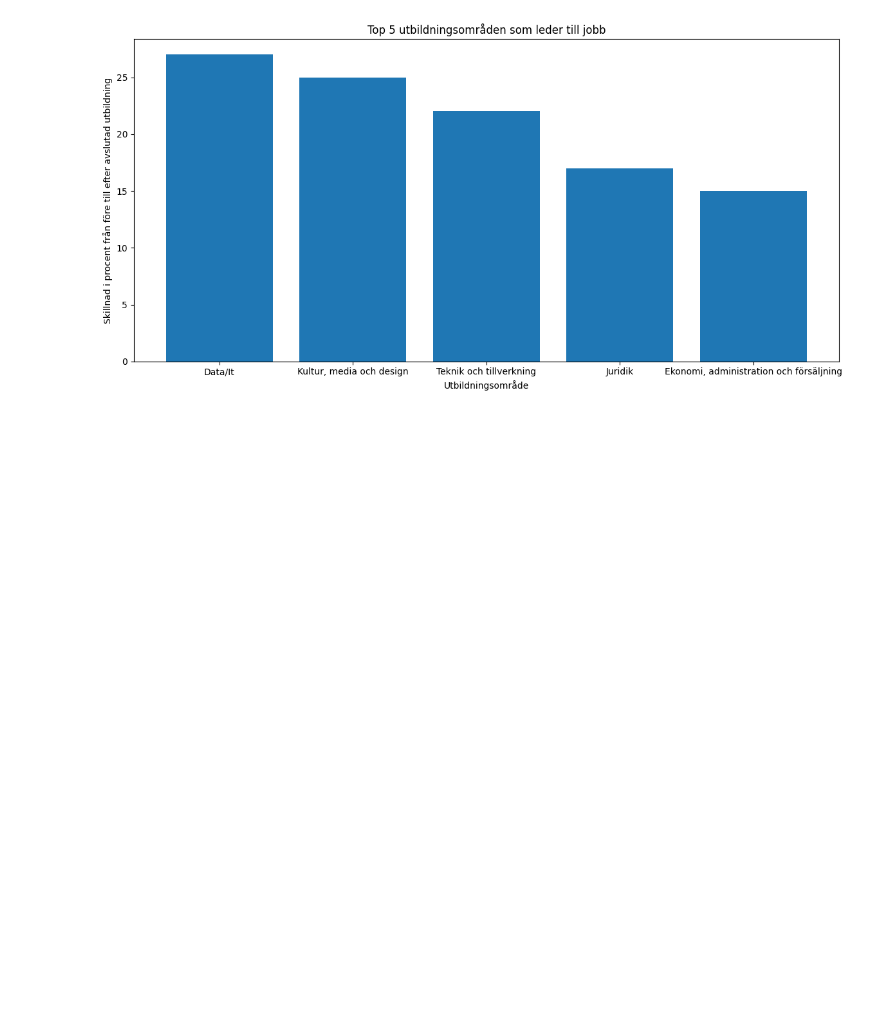
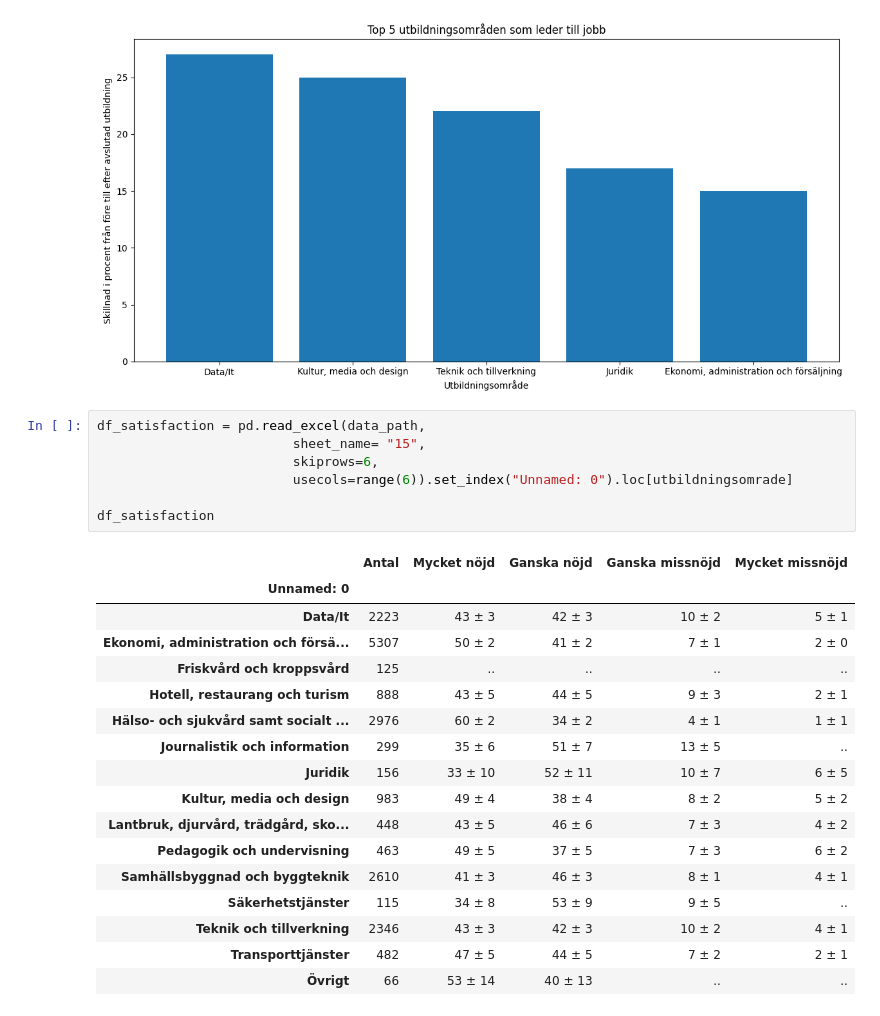
Before and after one commit to AlejandroHiroshima/Data_visualisation_grupp8, a Jupyter notebook: explorations/eda_alexander.ipynb, the cells around one changed output. Saved outputs shown, nothing was run; the diff lists cells and outputs as text; blank space fills up the shorter version.

```diff
--- a/explorations/eda_alexander.ipynb
+++ b/explorations/eda_alexander.ipynb
@@ -173,3 +173,28 @@ fig.tight_layout()
 fig.savefig("top5_utbildningar.png")
 # %% [output]
 [figure]
+# %%
+df_satisfaction = pd.read_excel(data_path,
+                         sheet_name= "15",
+                         skiprows=6,
+                         usecols=range(6)).set_index("Unnamed: 0").loc[utbildningsomrade]
+
+df_satisfaction
+# %% [output]
+|  | Antal | Mycket nöjd | Ganska nöjd | Ganska missnöjd | Mycket missnöjd |
+| Unnamed: 0 |  |  |  |  |  |
+| Data/It | 2223 | 43 ± 3 | 42 ± 3 | 10 ± 2 | 5 ± 1 |
+| Ekonomi, administration och försä... | 5307 | 50 ± 2 | 41 ± 2 | 7 ± 1 | 2 ± 0 |
+| Friskvård och kroppsvård | 125 | .. | .. | .. | .. |
+| Hotell, restaurang och turism | 888 | 43 ± 5 | 44 ± 5 | 9 ± 3 | 2 ± 1 |
+| Hälso- och sjukvård samt socialt ... | 2976 | 60 ± 2 | 34 ± 2 | 4 ± 1 | 1 ± 1 |
+| Journalistik och information | 299 | 35 ± 6 | 51 ± 7 | 13 ± 5 | .. |
+| Juridik | 156 | 33 ± 10 | 52 ± 11 | 10 ± 7 | 6 ± 5 |
+| Kultur, media och design | 983 | 49 ± 4 | 38 ± 4 | 8 ± 2 | 5 ± 2 |
+| Lantbruk, djurvård, trädgård, sko... | 448 | 43 ± 5 | 46 ± 6 | 7 ± 3 | 4 ± 2 |
+| Pedagogik och undervisning | 463 | 49 ± 5 | 37 ± 5 | 7 ± 3 | 6 ± 2 |
+| Samhällsbyggnad och byggteknik | 2610 | 41 ± 3 | 46 ± 3 | 8 ± 1 | 4 ± 1 |
+| Säkerhetstjänster | 115 | 34 ± 8 | 53 ± 9 | 9 ± 5 | .. |
+| Teknik och tillverkning | 2346 | 43 ± 3 | 42 ± 3 | 10 ± 2 | 4 ± 1 |
+| Transporttjänster | 482 | 47 ± 5 | 44 ± 5 | 7 ± 2 | 2 ± 1 |
+| Övrigt | 66 | 53 ± 14 | 40 ± 13 | .. | .. |
```
Also changed, not shown: parts of 2 cells of this notebook, 1 other file.
